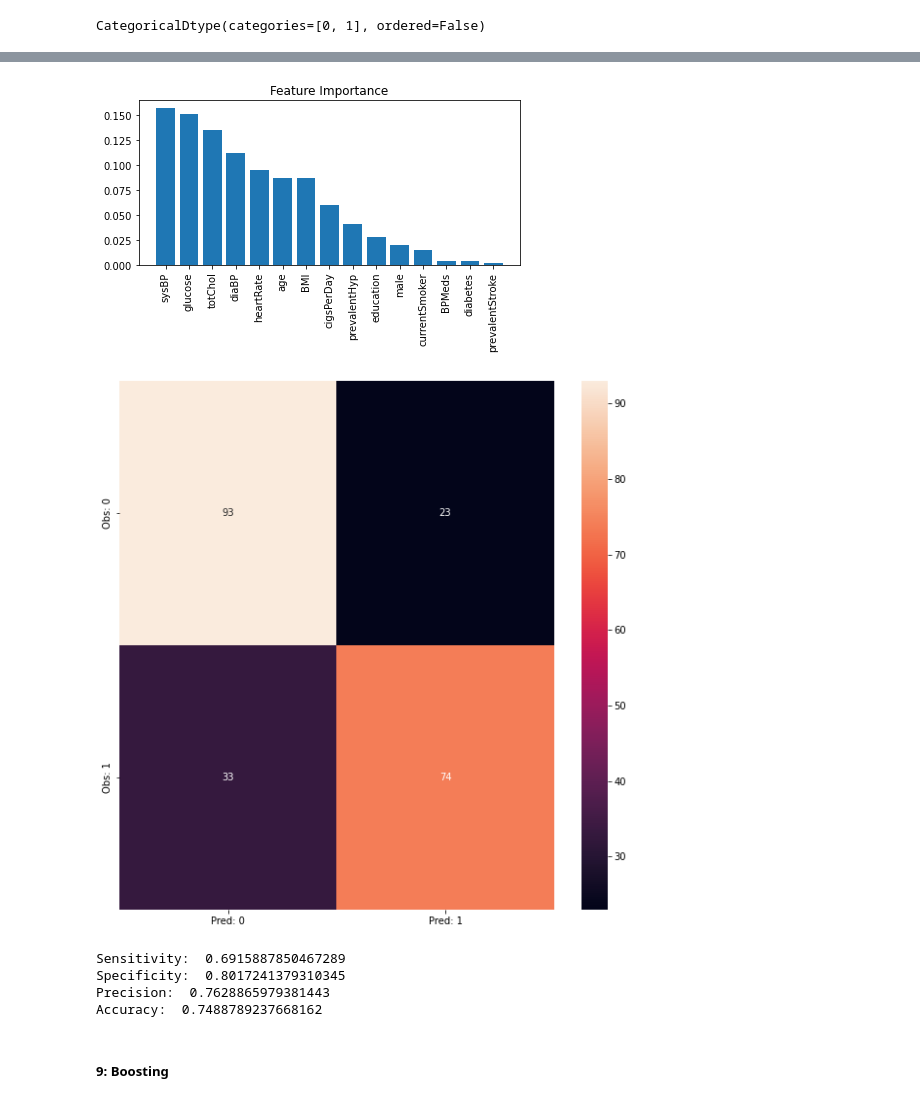
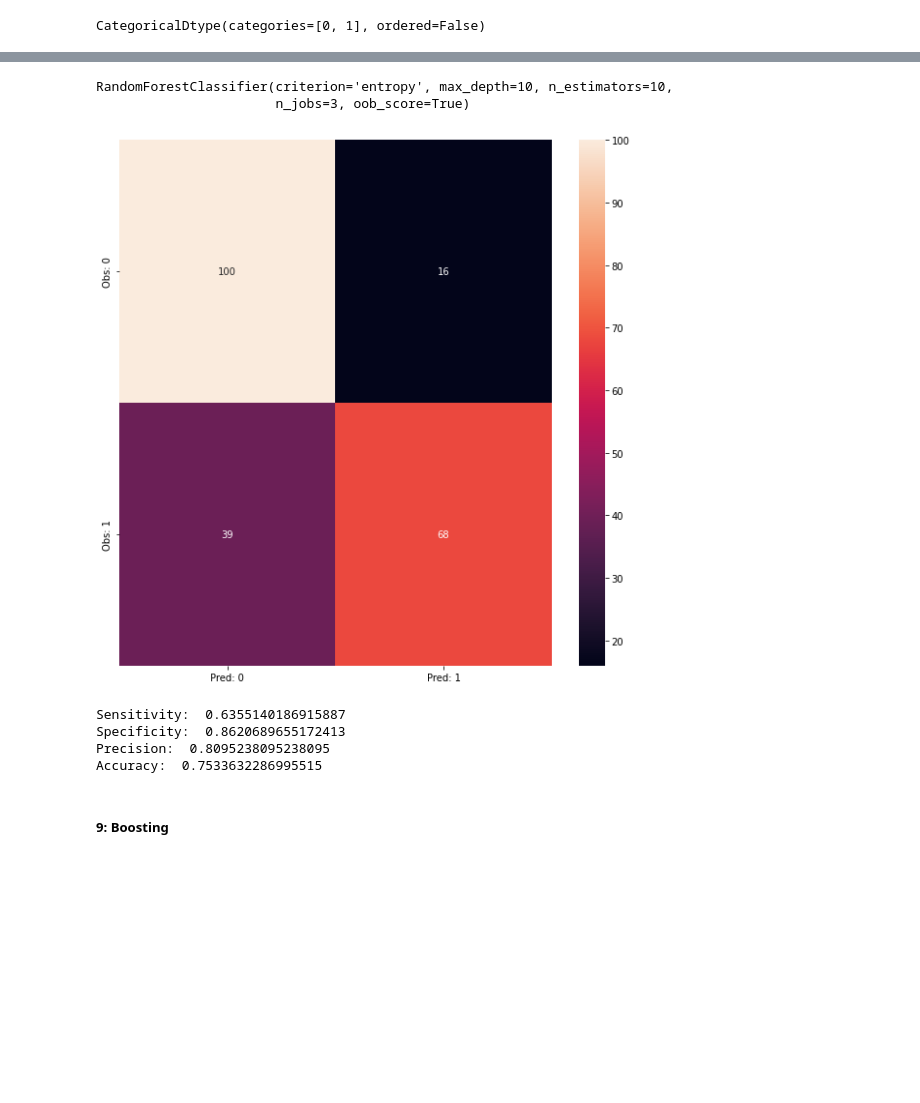
Before and after one commit to Dhruv-Chandra/Heart-Patients, a Jupyter notebook: Heart Patients.ipynb, the cells around one changed output, grey strips where cells are left out. Saved outputs shown, nothing was run; the diff lists cells and outputs as text; code cells hidden in the pictures; blank space fills up the shorter version.

```diff
--- a/Heart Patients.ipynb
+++ b/Heart Patients.ipynb
@@ -511,8 +562,8 @@ The Accuracy is very low, So lets try other models.
 # %% [markdown]
 ##### 8: Random Forest Classifier
 # %%
-dfp.TenYearCHD = dfp.TenYearCHD.astype('category')
-dfp.TenYearCHD.dtype
+new_df.TenYearCHD = new_df.TenYearCHD.astype('category')
+new_df.TenYearCHD.dtype
 # %% [output]
 CategoricalDtype(categories=[0, 1], ordered=False)
 # %%
@@ -562,0 +614,6 @@ def RFmodel(df, tar = target_var, submission = 'No', want_acc = 'No', feat_imp =
+# %%
+# Using DataFrame new_df
+x_train_rf, x_test_rf, y_train_rf, y_test_rf = split_data(new_df)
+# %%
+x_train_rf = sc.fit_transform(x_train_rf)
+x_test_rf = sc.transform(x_test_rf)
@@ -562,0 +622,13 @@ def RFmodel(df, tar = target_var, submission = 'No', want_acc = 'No', feat_imp =
+# %%
+rf_params = {
+    'n_estimators': [10, 50, 100, 150, 200],
+    'criterion': ['gini', 'entropy', 'log_loss'],
+    'max_depth': [10, 15, 20, 25, 40],
+    'max_features': ['sqrt', 'log2'],
+    'bootstrap': [True, False],
+    'oob_score': [True],
+    'n_jobs': [3],
+}
+
+grid_rf = GridSearchCV(RandomForestClassifier(), param_grid=rf_params, cv = 5, n_jobs = 4)
+grid_rf.fit(x_train_rf, y_train_rf)
@@ -563,11 +654,19 @@ def RFmodel(df, tar = target_var, submission = 'No', want_acc = 'No', feat_imp =
+# %%
+best_estimator_rf = grid_rf.best_estimator_
+best_estimator_rf
+# %% [output]
+RandomForestClassifier(criterion='entropy', max_depth=10, n_estimators=10,
+                       n_jobs=3, oob_score=True)
+# %%
+pred_rf = grid_rf.predict(x_test_rf)
+acc_rf = check_accuracy(y_test_rf, pred_rf, 'yes')
+# %% [output]
+[figure, added]
+Sensitivity:  0.6355140186915887
+Specificity:  0.8620689655172413
+Precision:  0.8095238095238095
+Accuracy:  0.7533632286995515
 # %%
-pred, accuracy = RFmodel(dfp, want_acc='yes', feat_imp='yes')
+# pred, accuracy = RFmodel(new_df, want_acc='yes', feat_imp='yes')
-# %% [output]
-[figure, removed]
-[figure, removed]
-Sensitivity:  0.6915887850467289
-Specificity:  0.8017241379310345
-Precision:  0.7628865979381443
-Accuracy:  0.7488789237668162
 # %% [markdown]
 ##### 9: Boosting
```
Also changed, not shown: parts of 12 cells of this notebook.
